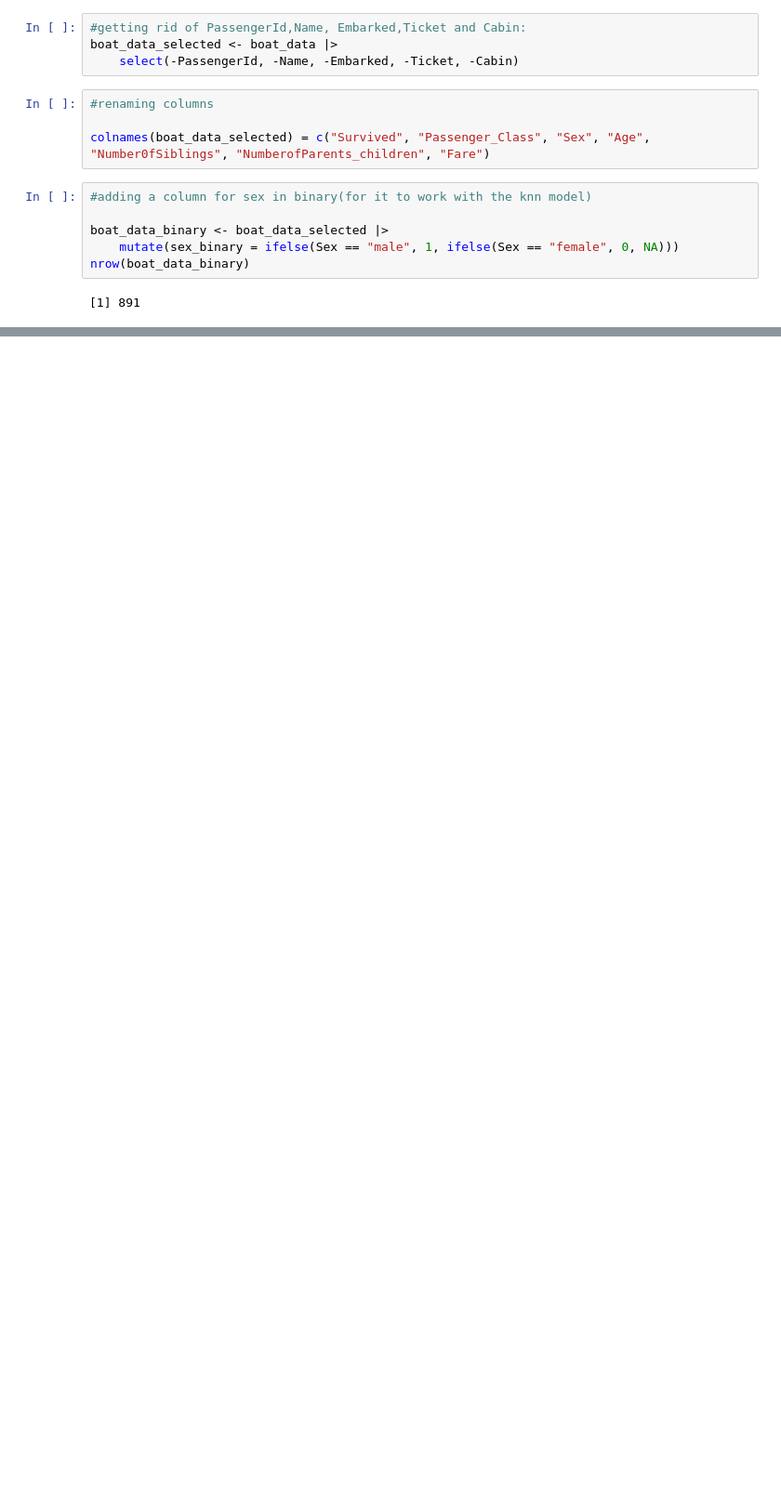
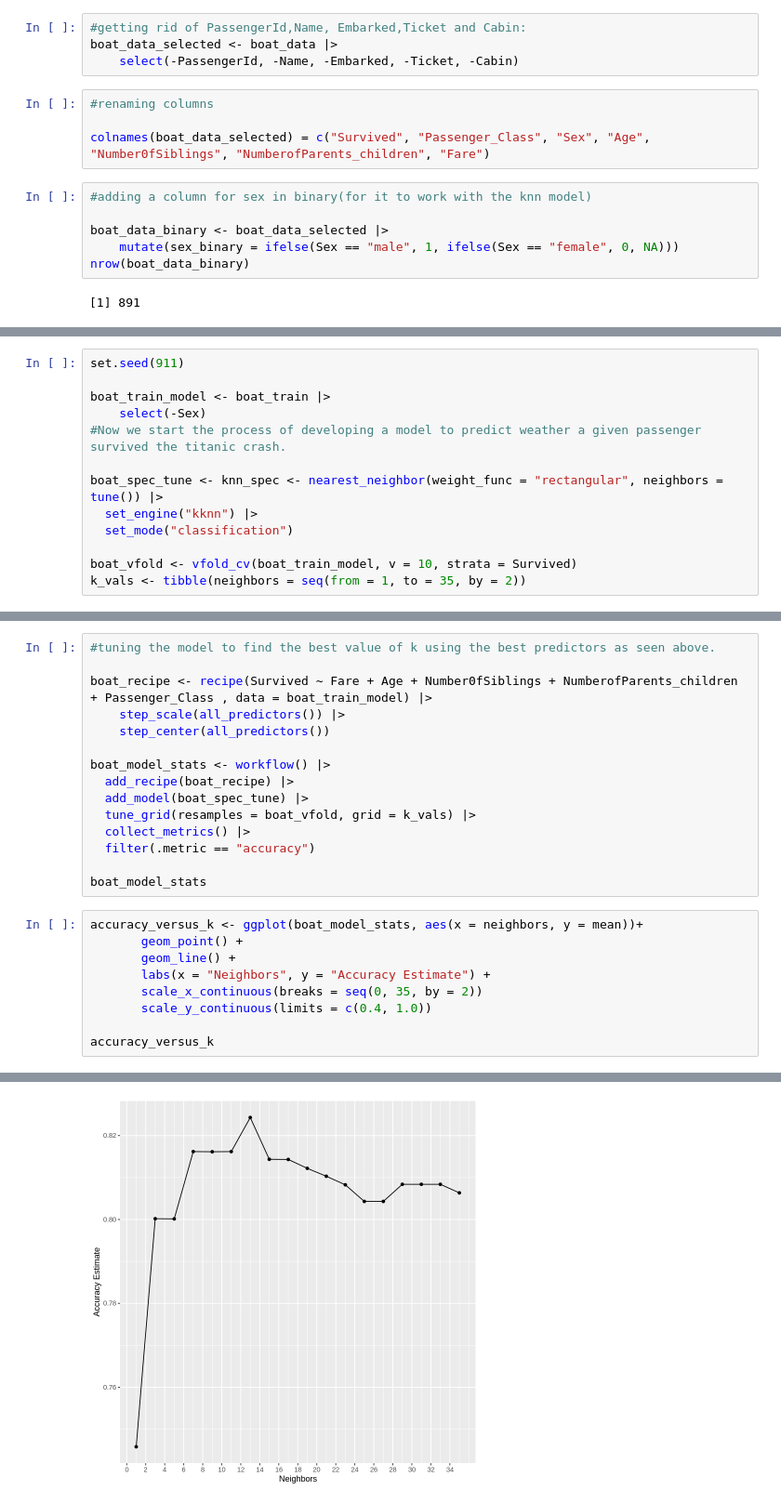
Before and after one commit to zhang17s/DSCI-100-Group-Project-, a Jupyter notebook: Proposal.ipynb, the cells around one changed output, grey strips where cells are left out. Shown at 93% size. Drawn from its saved outputs; the diff is of its cells as text; blank space fills up the shorter version.

Commit message:
Trained the model
Added all the steps for model training and accuracy estimate

```diff
--- a/Proposal.ipynb
+++ b/Proposal.ipynb
@@ -193,0 +220,13 @@ A tibble: 1 × 1
+# %%
+set.seed(911)
+
+boat_train_model <- boat_train |>
+    select(-Sex)
+#Now we start the process of developing a model to predict weather a given passenger survived the titanic crash.
+
+boat_spec_tune <- knn_spec <- nearest_neighbor(weight_func = "rectangular", neighbors = tune()) |>
+  set_engine("kknn") |>
+  set_mode("classification")
+
+boat_vfold <- vfold_cv(boat_train_model, v = 10, strata = Survived)
+k_vals <- tibble(neighbors = seq(from = 1, to = 35, by = 2))
@@ -193,0 +319,25 @@ A tibble: 1 × 1
+# %%
+#tuning the model to find the best value of k using the best predictors as seen above.
+
+boat_recipe <- recipe(Survived ~ Fare + Age + Number0fSiblings + NumberofParents_children + Passenger_Class , data = boat_train_model) |>
+    step_scale(all_predictors()) |>
+    step_center(all_predictors())
+
+boat_model_stats <- workflow() |>
+  add_recipe(boat_recipe) |>
+  add_model(boat_spec_tune) |>
+  tune_grid(resamples = boat_vfold, grid = k_vals) |>
+  collect_metrics() |>
+  filter(.metric == "accuracy")
+
+boat_model_stats
+# %%
+accuracy_versus_k <- ggplot(boat_model_stats, aes(x = neighbors, y = mean))+
+       geom_point() +
+       geom_line() +
+       labs(x = "Neighbors", y = "Accuracy Estimate") +
+       scale_x_continuous(breaks = seq(0, 35, by = 2))
+       scale_y_continuous(limits = c(0.4, 1.0))
+
+accuracy_versus_k
+# %% [output]
@@ -193,0 +347 @@ A tibble: 1 × 1
+[figure, added]
```
Also changed, not shown: parts of 13 cells of this notebook.
